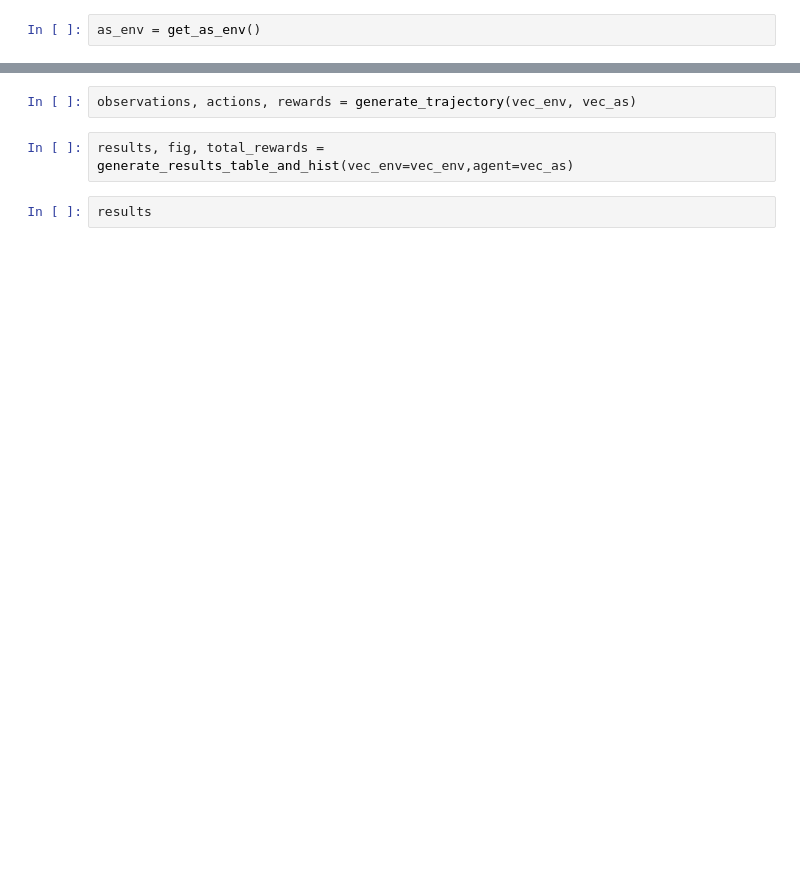
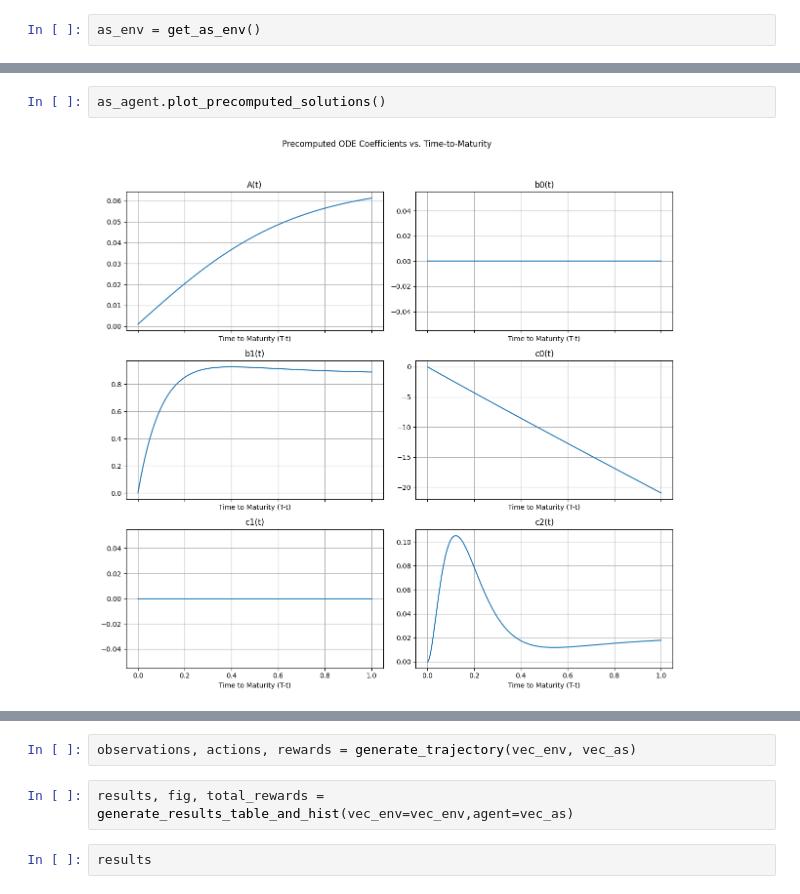
Before and after one commit to andreacate/mbt_gym, a Jupyter notebook: Experiments_MMwithFadsInfUninfTraders/ReplicationOfMMwithPI_17_09.ipynb, the cells around one changed output, grey strips where cells are left out. Cells and saved outputs as stored; diff of their text form; blank space fills up the shorter version.

```diff
--- a/Experiments_MMwithFadsInfUninfTraders/ReplicationOfMMwithPI_17_09.ipynb
+++ b/Experiments_MMwithFadsInfUninfTraders/ReplicationOfMMwithPI_17_09.ipynb
@@ -141,3 +186,7 @@ print(as_env.model_dynamics
+# %%
+as_agent.plot_precomputed_solutions()
+# %% [output]
+[figure, added]
 # %%
 plot_trajectory_extended(as_env, as_agent)
 # %% [output]
```
Also changed, not shown: parts of 10 cells of this notebook, 2 other files.
